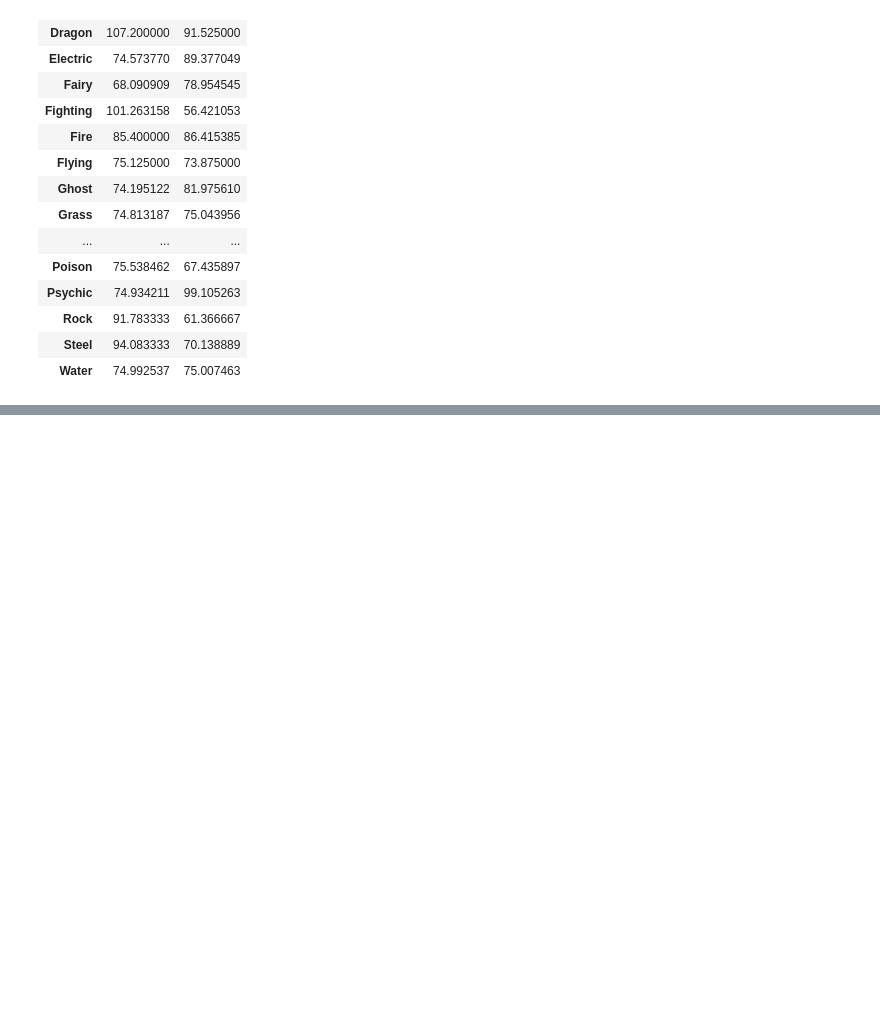
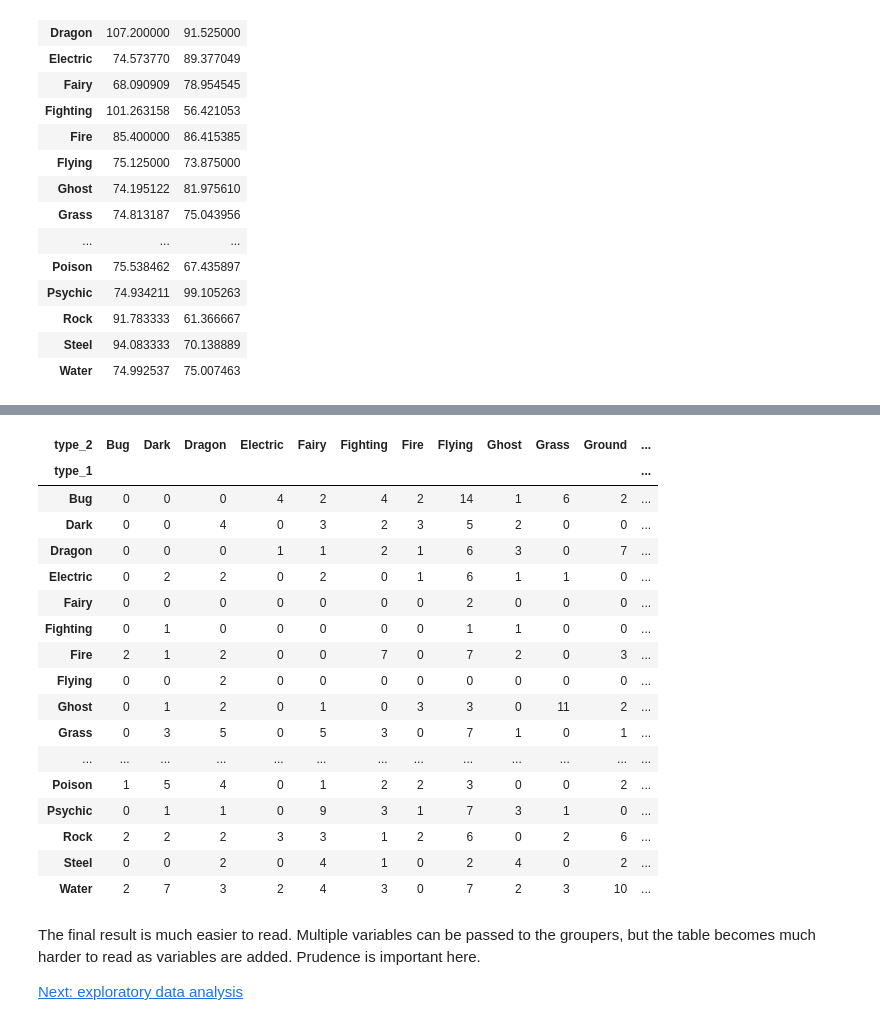
Before and after one commit to joshuamegnauth54/data765-intro-python-tutoring, a Jupyter notebook: notebooks/08-pandas.ipynb, the cells around one changed output, grey strips where cells are left out. Saved outputs shown, nothing was run; the diff lists cells and outputs as text; code cells hidden in the pictures; blank space fills up the shorter version.

Commit message:
Finish three part pandas Notebook.

```diff
--- a/notebooks/08-pandas.ipynb
+++ b/notebooks/08-pandas.ipynb
@@ -456,0 +785,30 @@ pokemon.groupby("type_1")[["attack", "sp_attack"]].mean()
+# %%
+type_table = pokemon.pivot_table(values="name",
+                                 index="type_1",
+                                 columns="type_2",
+                                 aggfunc="count")
+
+type_table
+# %% [output]
+| type_2 | Bug | Dark | Dragon | Electric | Fairy | Fighting | Fire | Flying | Ghost | Grass | Ground | ... |
+| type_1 |  |  |  |  |  |  |  |  |  |  |  | ... |
+| Bug | 0 | 0 | 0 | 4 | 2 | 4 | 2 | 14 | 1 | 6 | 2 | ... |
+| Dark | 0 | 0 | 4 | 0 | 3 | 2 | 3 | 5 | 2 | 0 | 0 | ... |
+| Dragon | 0 | 0 | 0 | 1 | 1 | 2 | 1 | 6 | 3 | 0 | 7 | ... |
+| Electric | 0 | 2 | 2 | 0 | 2 | 0 | 1 | 6 | 1 | 1 | 0 | ... |
+| Fairy | 0 | 0 | 0 | 0 | 0 | 0 | 0 | 2 | 0 | 0 | 0 | ... |
+| Fighting | 0 | 1 | 0 | 0 | 0 | 0 | 0 | 1 | 1 | 0 | 0 | ... |
+| Fire | 2 | 1 | 2 | 0 | 0 | 7 | 0 | 7 | 2 | 0 | 3 | ... |
+| Flying | 0 | 0 | 2 | 0 | 0 | 0 | 0 | 0 | 0 | 0 | 0 | ... |
+| Ghost | 0 | 1 | 2 | 0 | 1 | 0 | 3 | 3 | 0 | 11 | 2 | ... |
+| Grass | 0 | 3 | 5 | 0 | 5 | 3 | 0 | 7 | 1 | 0 | 1 | ... |
+| ... | ... | ... | ... | ... | ... | ... | ... | ... | ... | ... | ... | ... |
+| Poison | 1 | 5 | 4 | 0 | 1 | 2 | 2 | 3 | 0 | 0 | 2 | ... |
+| Psychic | 0 | 1 | 1 | 0 | 9 | 3 | 1 | 7 | 3 | 1 | 0 | ... |
+| Rock | 2 | 2 | 2 | 3 | 3 | 1 | 2 | 6 | 0 | 2 | 6 | ... |
+| Steel | 0 | 0 | 2 | 0 | 4 | 1 | 0 | 2 | 4 | 0 | 2 | ... |
+| Water | 2 | 7 | 3 | 2 | 4 | 3 | 0 | 7 | 2 | 3 | 10 | ... |
+# %% [markdown]
+The final result is much easier to read. Multiple variables can be passed to the groupers, but the table becomes much harder to read as variables are added. Prudence is important here.
+
+[Next: exploratory data analysis](https://github.com/joshuamegnauth54/data765-intro-python-tutoring/blob/main/notebooks/09-eda.ipynb)
```
Also changed, not shown: parts of 41 cells of this notebook, 1 other file.
